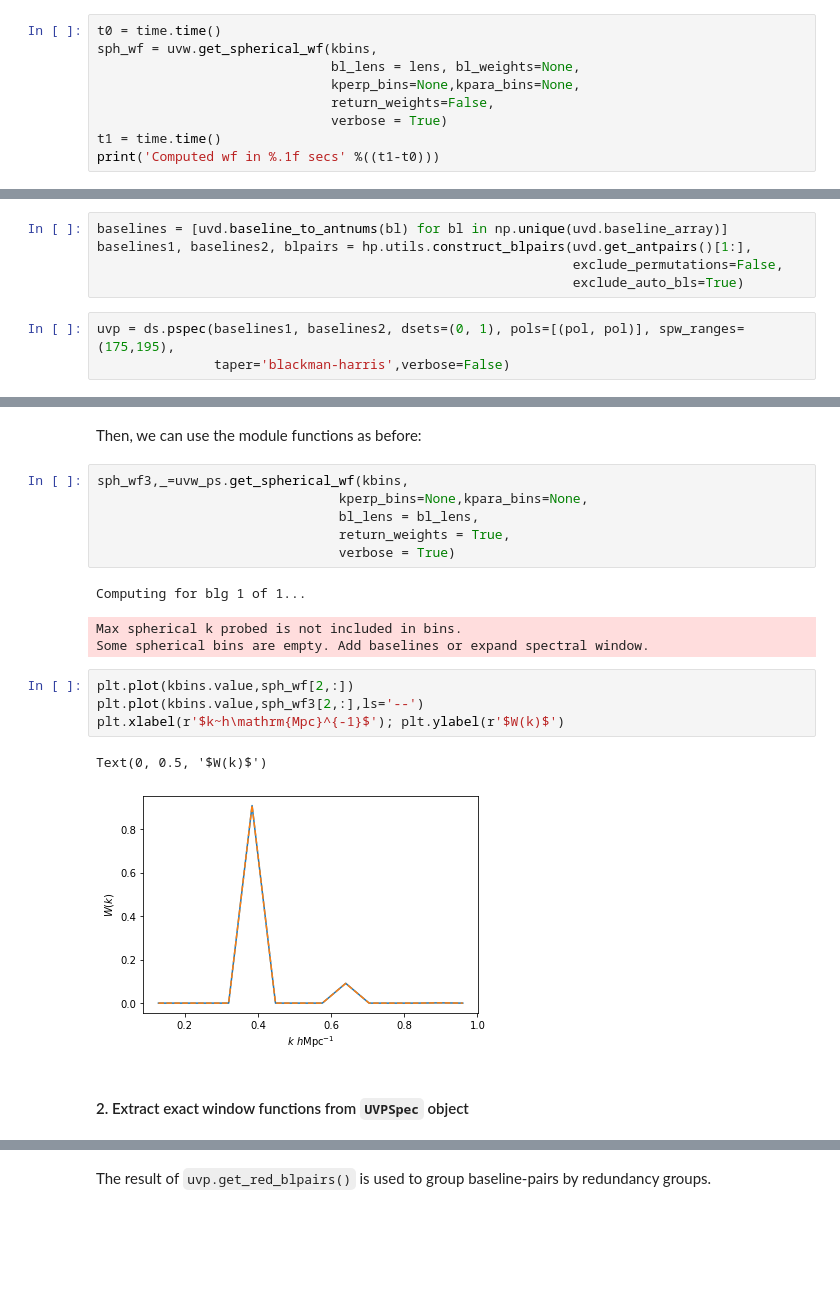
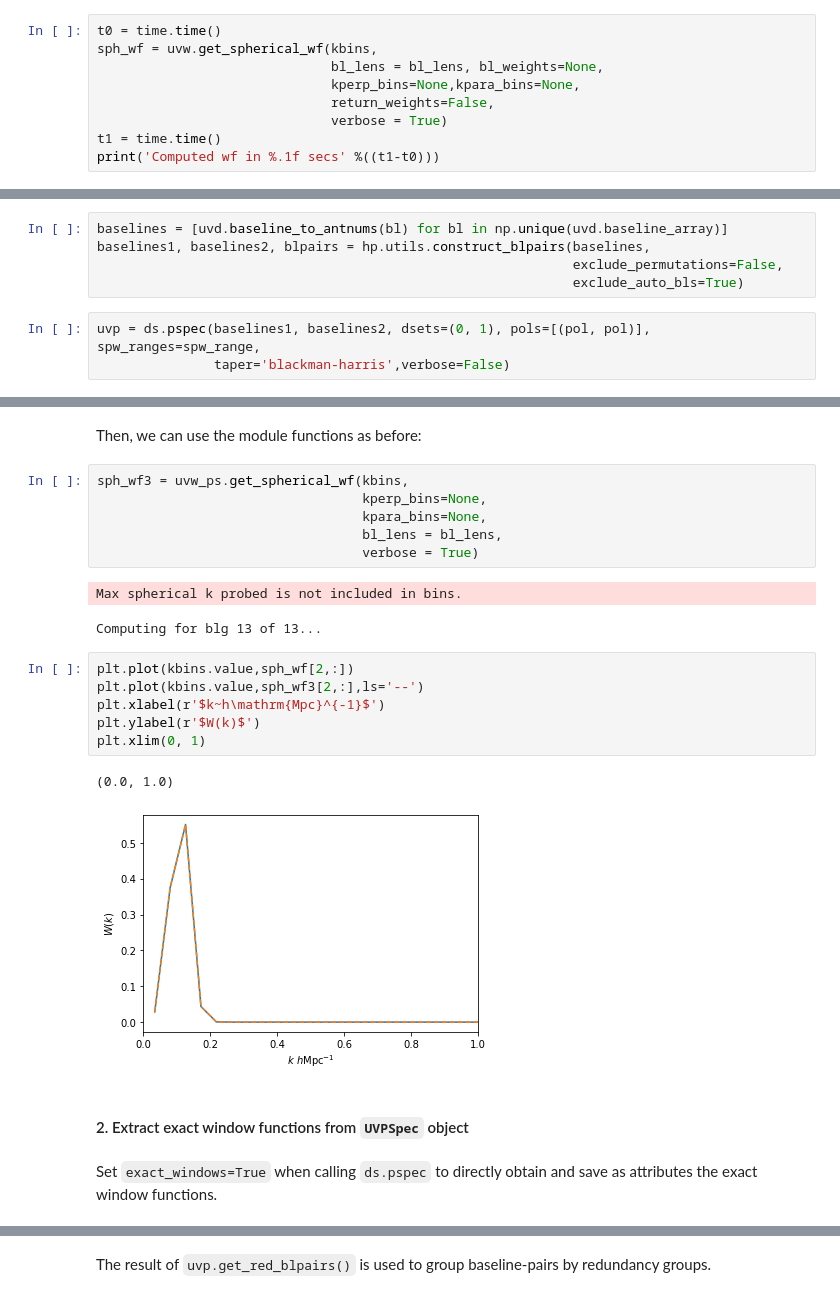
Before and after one commit to HERA-Team/hera_pspec, a Jupyter notebook: examples/UVWindow_tutorial.ipynb, the cells around one changed output, grey strips where cells are left out. Drawn from its saved outputs; the diff is of its cells as text; blank space fills up the shorter version.

```diff
--- a/examples/UVWindow_tutorial.ipynb
+++ b/examples/UVWindow_tutorial.ipynb
@@ -175,7 +178,7 @@ We use the `get_spherical_wf` to directly access the spherically-averaged window
 # %%
 t0 = time.time()
 sph_wf = uvw.get_spherical_wf(kbins,
-                              bl_lens = lens, bl_weights=None,
+                              bl_lens = bl_lens, bl_weights=None,
                               kperp_bins=None,kpara_bins=None,
                               return_weights=False,
                               verbose = True)
@@ -276,11 +274,11 @@ ds = hp.PSpecData(dsets=[uvd, uvd], wgts=[None, None], beam=uvb)
 Choose parameters to compute the power spectrum:
 # %%
 baselines = [uvd.baseline_to_antnums(bl) for bl in np.unique(uvd.baseline_array)]
-baselines1, baselines2, blpairs = hp.utils.construct_blpairs(uvd.get_antpairs()[1:],
+baselines1, baselines2, blpairs = hp.utils.construct_blpairs(baselines,
                                                              exclude_permutations=False,
                                                              exclude_auto_bls=True)
 # %%
-uvp = ds.pspec(baselines1, baselines2, dsets=(0, 1), pols=[(pol, pol)], spw_ranges=(175,195),
+uvp = ds.pspec(baselines1, baselines2, dsets=(0, 1), pols=[(pol, pol)], spw_ranges=spw_range,
                taper='blackman-harris',verbose=False)
 # %% [output]
 Casting complex values to real discards the imaginary part
@@ -304,21 +302,24 @@ uvp.polpair_array[0], uvw_ps.pols
 # %% [markdown]
 Then, we can use the module functions as before:
 # %%
-sph_wf3,_=uvw_ps.get_spherical_wf(kbins,
-                               kperp_bins=None,kpara_bins=None,
-                               bl_lens = bl_lens,
-                               return_weights = True,
-                               verbose = True)
+sph_wf3 = uvw_ps.get_spherical_wf(kbins,
+                                  kperp_bins=None,
+                                  kpara_bins=None,
+                                  bl_lens = bl_lens,
+                                  verbose = True)
 # %% [output]
-Computing for blg 1 of 1...
+Max spherical k probed is not included in bins.
-Max spherical k probed is not included in bins.
-Some spherical bins are empty. Add baselines or expand spectral window.
+Computing for blg 13 of 13...
 # %%
 plt.plot(kbins.value,sph_wf[2,:])
 plt.plot(kbins.value,sph_wf3[2,:],ls='--')
-plt.xlabel(r'$k~h\mathrm{Mpc}^{-1}$'); plt.ylabel(r'$W(k)$')
+plt.xlabel(r'$k~h\mathrm{Mpc}^{-1}$')
+plt.ylabel(r'$W(k)$')
+plt.xlim(0, 1)
 # %% [output]
-Text(0, 0.5, '$W(k)$')
+(0.0, 1.0)
-[figure, old version]
+[figure, new version]
 # %% [markdown]
 #### 2. Extract exact window functions from `UVPSpec` object
+# %% [markdown]
+Set `exact_windows=True` when calling `ds.pspec` to directly obtain and save as attributes the exact window functions.
```
Also changed, not shown: parts of 44 cells of this notebook, 8 other files.
